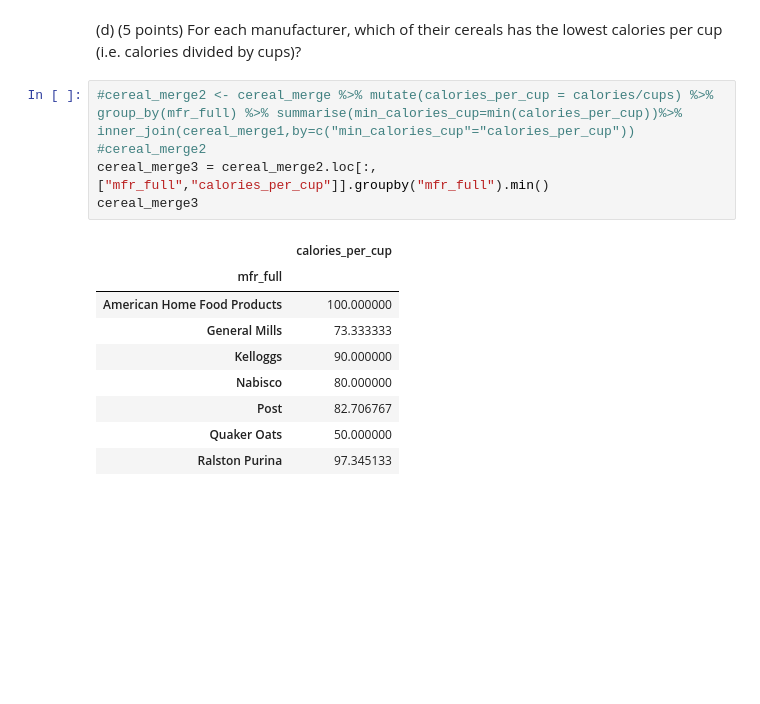
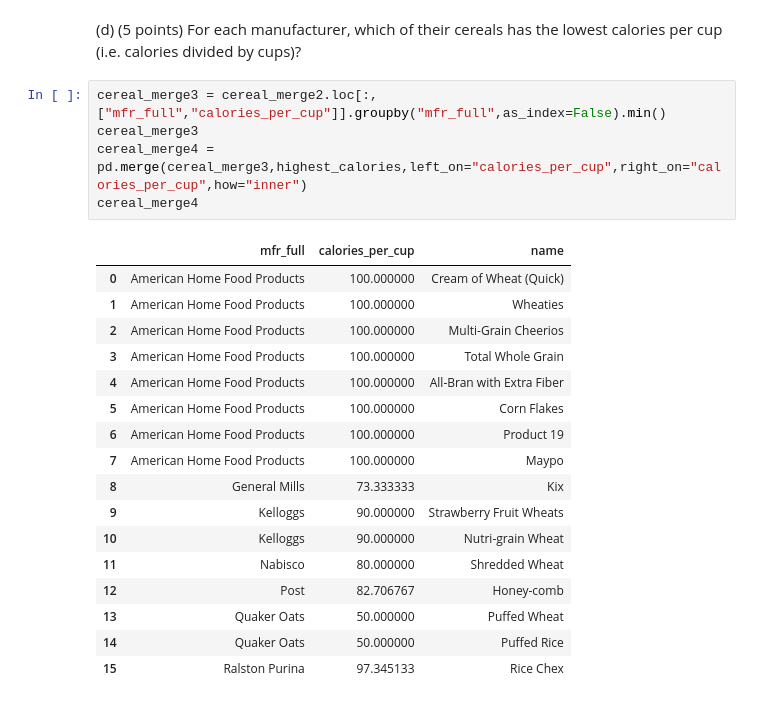
Before and after one commit to jamesqiu2021/DSCI-401-QW, a Jupyter notebook: test1_WQ.ipynb, the cells around one changed output. Cells and saved outputs as stored; diff of their text form; blank space fills up the shorter version.

```diff
--- a/test1_WQ.ipynb
+++ b/test1_WQ.ipynb
@@ -54,18 +72,26 @@ highest_calories.head(5)
 | 49 | Clusters | 220.000000 |
 # %% [markdown]
 (d) (5 points) For each manufacturer, which of their cereals has the lowest calories per cup (i.e. calories divided by cups)?
-# %%
-#cereal_merge2 <- cereal_merge %>% mutate(calories_per_cup = calories/cups) %>%  group_by(mfr_full) %>% summarise(min_calories_cup=min(calories_per_cup))%>% inner_join(cereal_merge1,by=c("min_calories_cup"="calories_per_cup"))
-#cereal_merge2
-cereal_merge3 = cereal_merge2.loc[:,["mfr_full","calories_per_cup"]].groupby("mfr_full").min()
-cereal_merge3
-# %% [output]
-|  | calories_per_cup |
-| mfr_full |  |
-| American Home Food Products | 100.000000 |
-| General Mills | 73.333333 |
-| Kelloggs | 90.000000 |
-| Nabisco | 80.000000 |
-| Post | 82.706767 |
-| Quaker Oats | 50.000000 |
-| Ralston Purina | 97.345133 |
+# %%
+cereal_merge3 = cereal_merge2.loc[:,["mfr_full","calories_per_cup"]].groupby("mfr_full",as_index=False).min()
+cereal_merge3
+cereal_merge4 = pd.merge(cereal_merge3,highest_calories,left_on="calories_per_cup",right_on="calories_per_cup",how="inner")
+cereal_merge4
+# %% [output]
+|  | mfr_full | calories_per_cup | name |
+| 0 | American Home Food Products | 100.000000 | Cream of Wheat (Quick) |
+| 1 | American Home Food Products | 100.000000 | Wheaties |
+| 2 | American Home Food Products | 100.000000 | Multi-Grain Cheerios |
+| 3 | American Home Food Products | 100.000000 | Total Whole Grain |
+| 4 | American Home Food Products | 100.000000 | All-Bran with Extra Fiber |
+| 5 | American Home Food Products | 100.000000 | Corn Flakes |
+| 6 | American Home Food Products | 100.000000 | Product 19 |
+| 7 | American Home Food Products | 100.000000 | Maypo |
+| 8 | General Mills | 73.333333 | Kix |
+| 9 | Kelloggs | 90.000000 | Strawberry Fruit Wheats |
+| 10 | Kelloggs | 90.000000 | Nutri-grain Wheat |
+| 11 | Nabisco | 80.000000 | Shredded Wheat |
+| 12 | Post | 82.706767 | Honey-comb |
+| 13 | Quaker Oats | 50.000000 | Puffed Wheat |
+| 14 | Quaker Oats | 50.000000 | Puffed Rice |
+| 15 | Ralston Purina | 97.345133 | Rice Chex |
```
Also changed, not shown: parts of 4 cells of this notebook.
